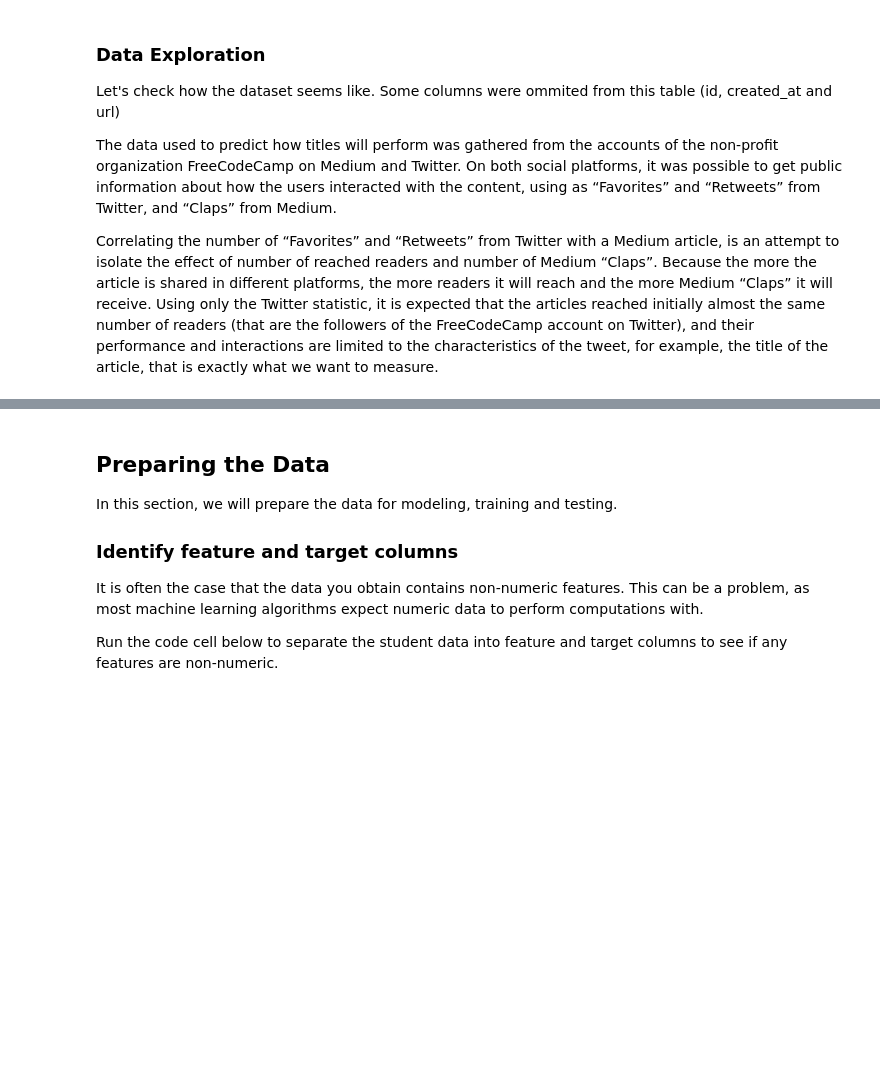
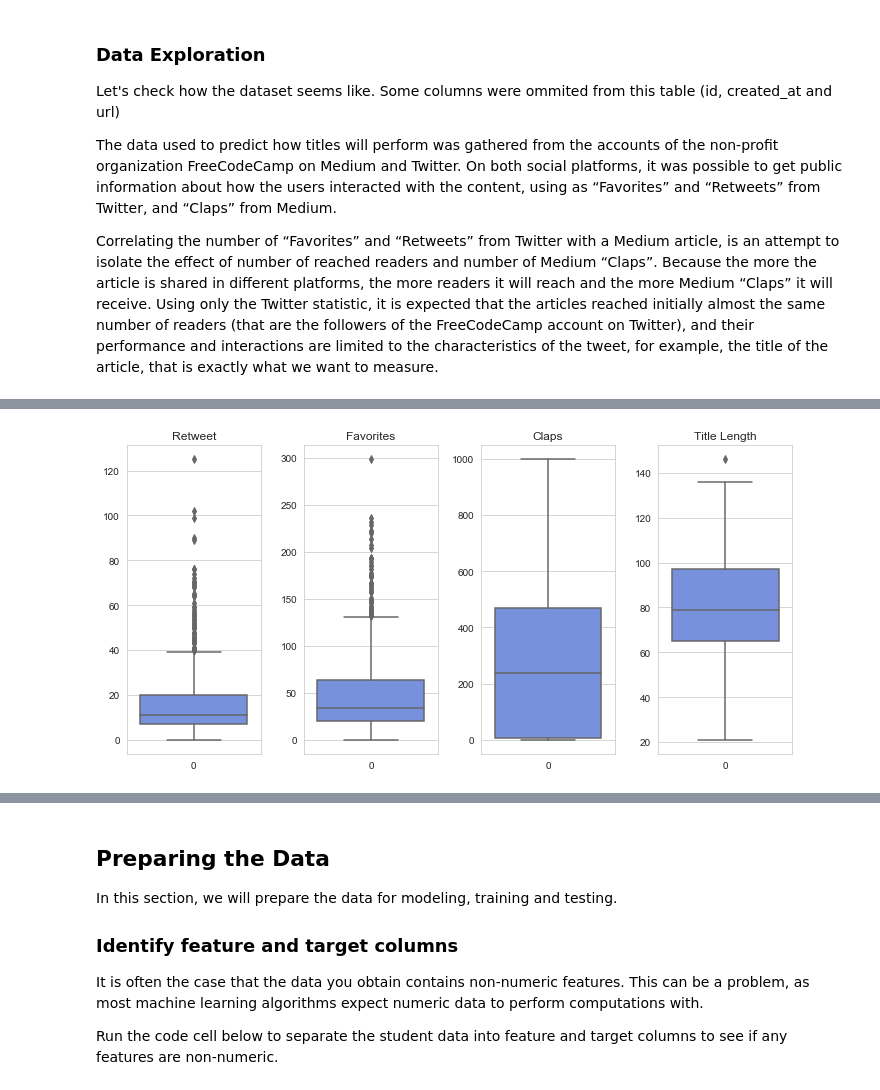
Before and after one commit to flaviohenriquecbc/machine-learning-capstone-project, a Jupyter notebook: title-success-prediction.ipynb, the cells around one changed output, grey strips where cells are left out. Cells and saved outputs as stored; diff of their text form; code cells hidden in the pictures; blank space fills up the shorter version.

```diff
--- a/title-success-prediction.ipynb
+++ b/title-success-prediction.ipynb
@@ -142,0 +112,11 @@ Max: 146.00
+# %%
+# plot boxplots
+plt.figure(figsize=(10, 5))
+for el in columns:
+    column = title_stat[el['column_name']]
+    plt.subplot(1, 4, columns.index(el) + 1)
+    plt.tight_layout()
+    plt.title(el['column_name']);
+    sns.boxplot(data=column);
+# %% [output]
+[figure, added]
```
Also changed, not shown: parts of 27 cells of this notebook, 1 other file.
